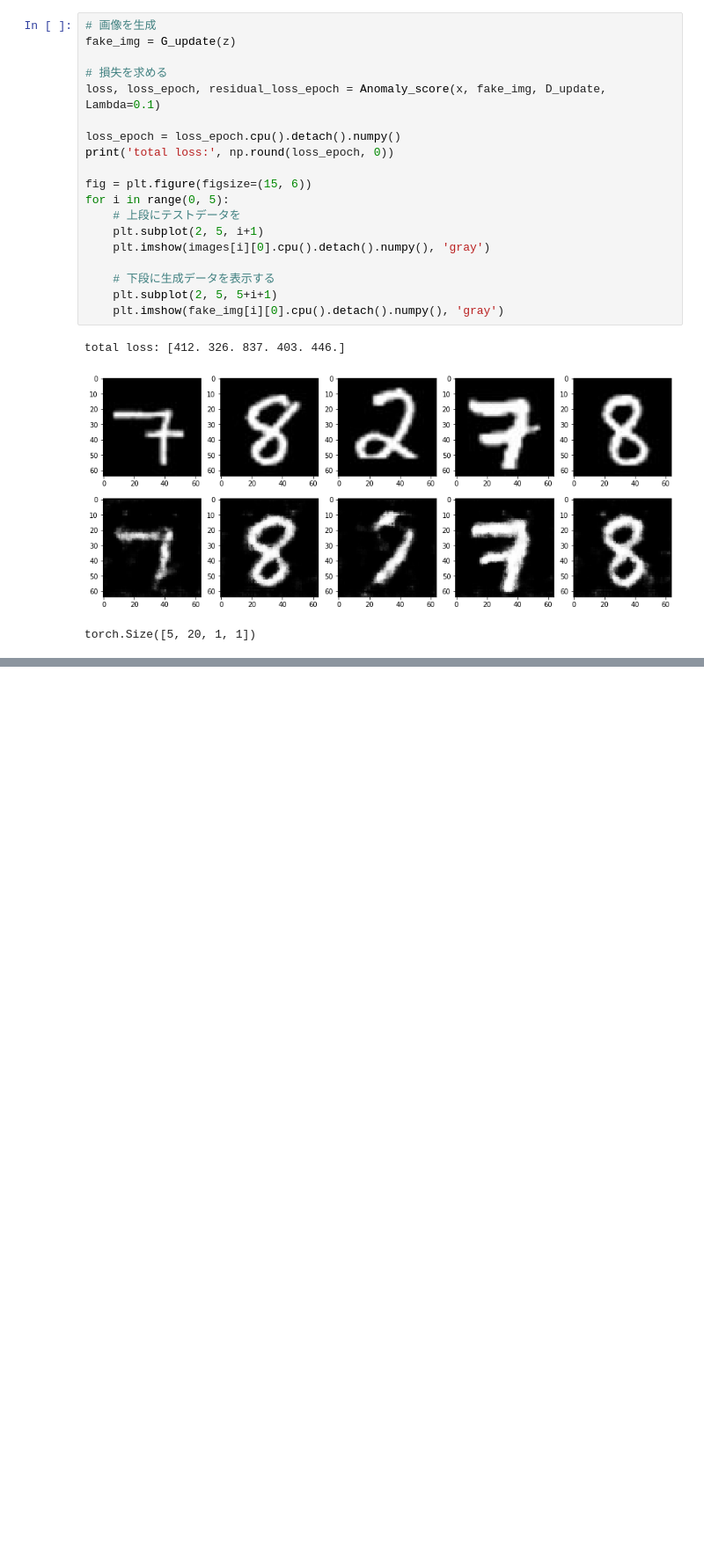
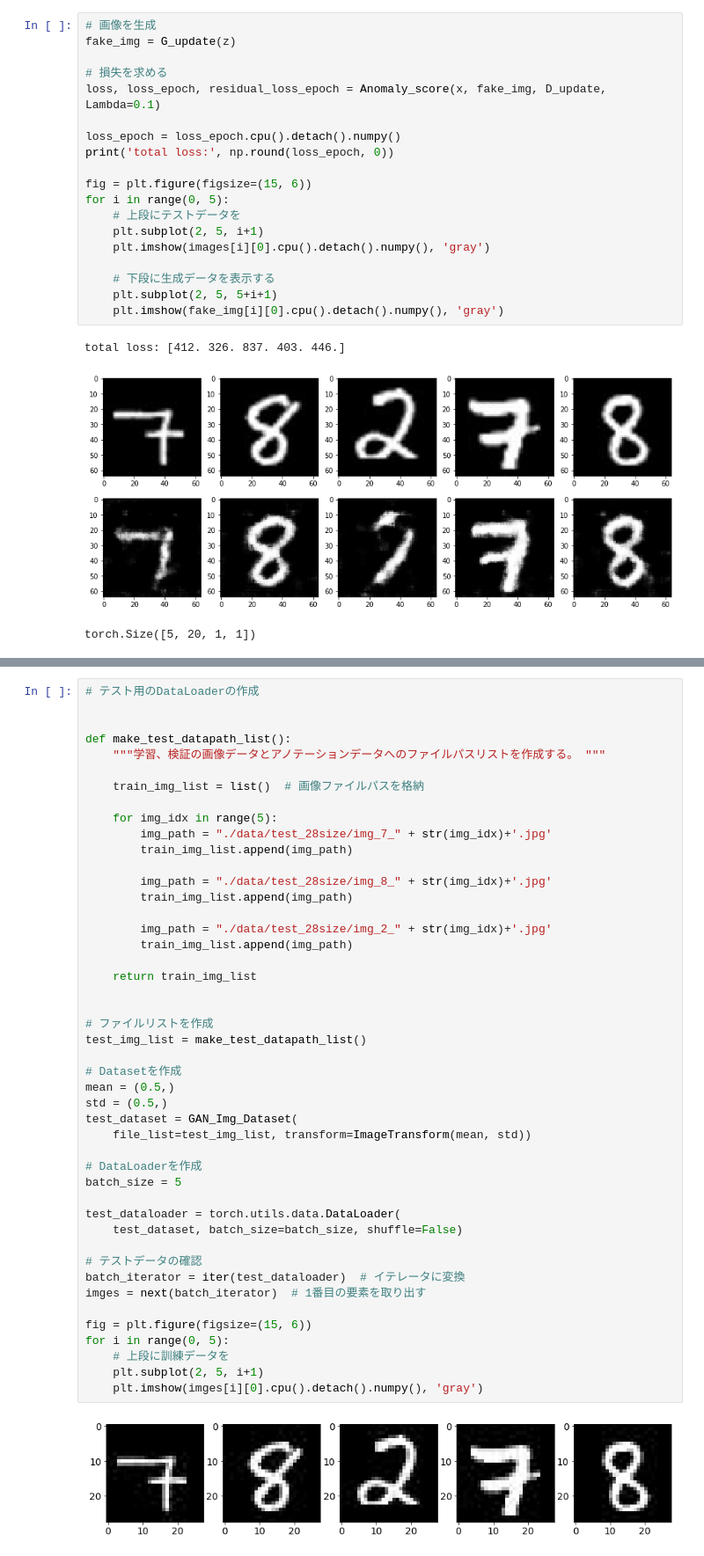
Before and after one commit to nsakki55/tech-notes, a Jupyter notebook: pytorch_advanced/6_gan_anomaly_detection/ch6.ipynb, the cells around one changed output, grey strips where cells are left out. Shown: that part at 88% size. Cells and saved outputs as stored; diff of their text form; blank space fills up the shorter version.

```diff
--- a/pytorch_advanced/6_gan_anomaly_detection/ch6.ipynb
+++ b/pytorch_advanced/6_gan_anomaly_detection/ch6.ipynb
@@ -568,0 +1077,48 @@ torch.Size([5, 20, 1, 1])
+# %%
+# テスト用のDataLoaderの作成
+
+
+def make_test_datapath_list():
+    """学習、検証の画像データとアノテーションデータへのファイルパスリストを作成する。 """
+
+    train_img_list = list()  # 画像ファイルパスを格納
+
+    for img_idx in range(5):
+        img_path = "./data/test_28size/img_7_" + str(img_idx)+'.jpg'
+        train_img_list.append(img_path)
+
+        img_path = "./data/test_28size/img_8_" + str(img_idx)+'.jpg'
+        train_img_list.append(img_path)
+
+        img_path = "./data/test_28size/img_2_" + str(img_idx)+'.jpg'
+        train_img_list.append(img_path)
+
+    return train_img_list
+
+
+# ファイルリストを作成
+test_img_list = make_test_datapath_list()
+
+# Datasetを作成
+mean = (0.5,)
+std = (0.5,)
+test_dataset = GAN_Img_Dataset(
+    file_list=test_img_list, transform=ImageTransform(mean, std))
+
+# DataLoaderを作成
+batch_size = 5
+
+test_dataloader = torch.utils.data.DataLoader(
+    test_dataset, batch_size=batch_size, shuffle=False)
+
+# テストデータの確認
+batch_iterator = iter(test_dataloader)  # イテレータに変換
+imges = next(batch_iterator)  # 1番目の要素を取り出す
+
+fig = plt.figure(figsize=(15, 6))
+for i in range(0, 5):
+    # 上段に訓練データを
+    plt.subplot(2, 5, i+1)
+    plt.imshow(imges[i][0].cpu().detach().numpy(), 'gray')
+# %% [output]
+[figure, added]
```
Also changed, not shown: parts of 21 cells of this notebook.
